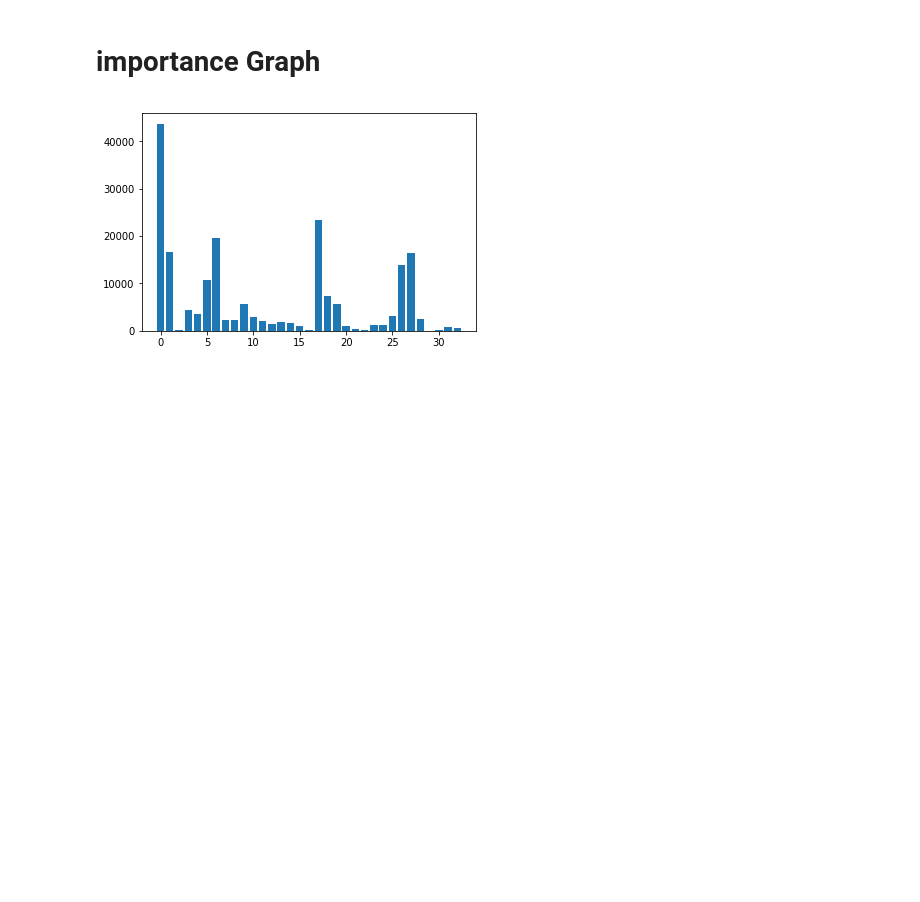
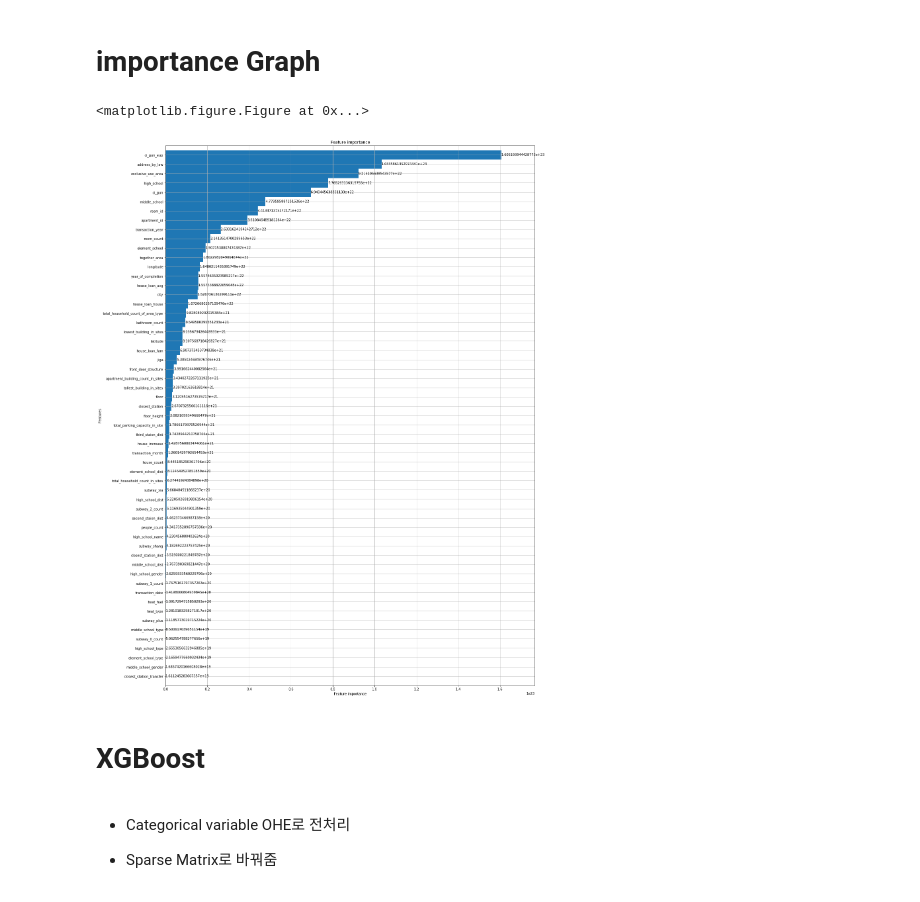
Before and after one commit to tlstmdwn/house_transaction_price, a Jupyter notebook: 직방test.ipynb, the cells around one changed output. Drawn from its saved outputs; the diff is of its cells as text; code cells hidden in the pictures; blank space fills up the shorter version.

```diff
--- a/직방test.ipynb
+++ b/직방test.ipynb
@@ -33,10 +34,14 @@ memory usage: 367.4 MB
 - Categorical variable 설정
 - train, valid set으로 구분
 # %%
-category_cols = ['apartment_id','city','address_by_law','heat_type','heat_fuel','room_id','front_door_structure','closest_station','ci_gun','ci_gun_eup']
+category_cols = ['apartment_id','city','address_by_law','heat_type','heat_fuel','room_id','front_door_structure',
+                 'closest_station','ci_gun','ci_gun_eup','element_school','middle_school','high_school', 'element_school_type',
+                'middle_school_type','high_school_type','middle_school_gender','high_school_gender','high_school_name',
+                 'transaction_year','transaction_month']
 for col in category_cols:
     data[col] = data[col].astype('category')
-#data = data.drop('key', axis =1)
+
+data = data.drop('key', axis =1)
 train = data.loc[data.transaction_real_price>0]
 test = data.loc[data.transaction_real_price==0]
 train_target = train.transaction_real_price
@@ -49,7 +54,7 @@ import lightgbm as lgb
 
 fit_params={"early_stopping_rounds":40,
             "eval_metric" : 'rmse',
-            "eval_set" : [(valid_x,valid_target)],
+            "eval_set" : [(train_x,train_target)],
             'eval_names': ['valid'],
             'verbose': 10,
 
@@ -60,21 +65,22 @@ fit_params={"early_stopping_rounds":40,
 
            }
 
-clf = lgb.LGBMRegressor(num_leaves= 100, max_depth=-1,
-
+clf = lgb.LGBMRegressor(num_leaves= 500, max_depth=-1,
+                        boosting_type = 'gbdt',#gbdt
                          random_state=99,
                          silent=True,
                           metric = 'rmse',
                          objective='regression',
                          n_jobs=-1,
-                         n_estimators=300,
-                         colsample_bytree=0.9,
+                         n_estimators=500,
+                         colsample_bytree=0.6,
                          subsample_freq= 0,
-                         subsample=0.9,
-                        reg_alpha=5,
-                        num_iterations=1300,
+                         subsample=0.6,
+                        reg_alpha=10,
+                        num_iterations=20000,
+
                         reg_lambda=0,
-                        max_bin=1000,
+                        max_bin=1500,
                          min_child_samples=40,
                          learning_rate=0.1)
-clf.fit(train_x, train_target, **fit_params)
+#clf.fit(train_x, train_target, **fit_params)
@@ -155,9 +142,17 @@ test_real['y_pred']=y_pred
 # %% [markdown]
 # importance Graph
-# %%
-from matplotlib import pyplot
-
-pyplot.bar(range(len(clf.feature_importances_)), clf.feature_importances_)
-pyplot.show()
-# %% [output]
-[figure, removed]
+# %%
+from matplotlib import pyplot
+
+ax =plt.figure(figsize=(10,10))
+lgb.plot_importance(clf, height =1, importance_type='gain',figsize=(20,30), grid=True)
+plt.show()
+# %% [output]
+<matplotlib.figure.Figure at 0x...>
+[figure, added]
+# %% [markdown]
+# XGBoost
+# %% [markdown]
+- Categorical variable OHE로 전처리
+
+- Sparse Matrix로 바꿔줌
```
Also changed, not shown: parts of 32 cells of this notebook.
